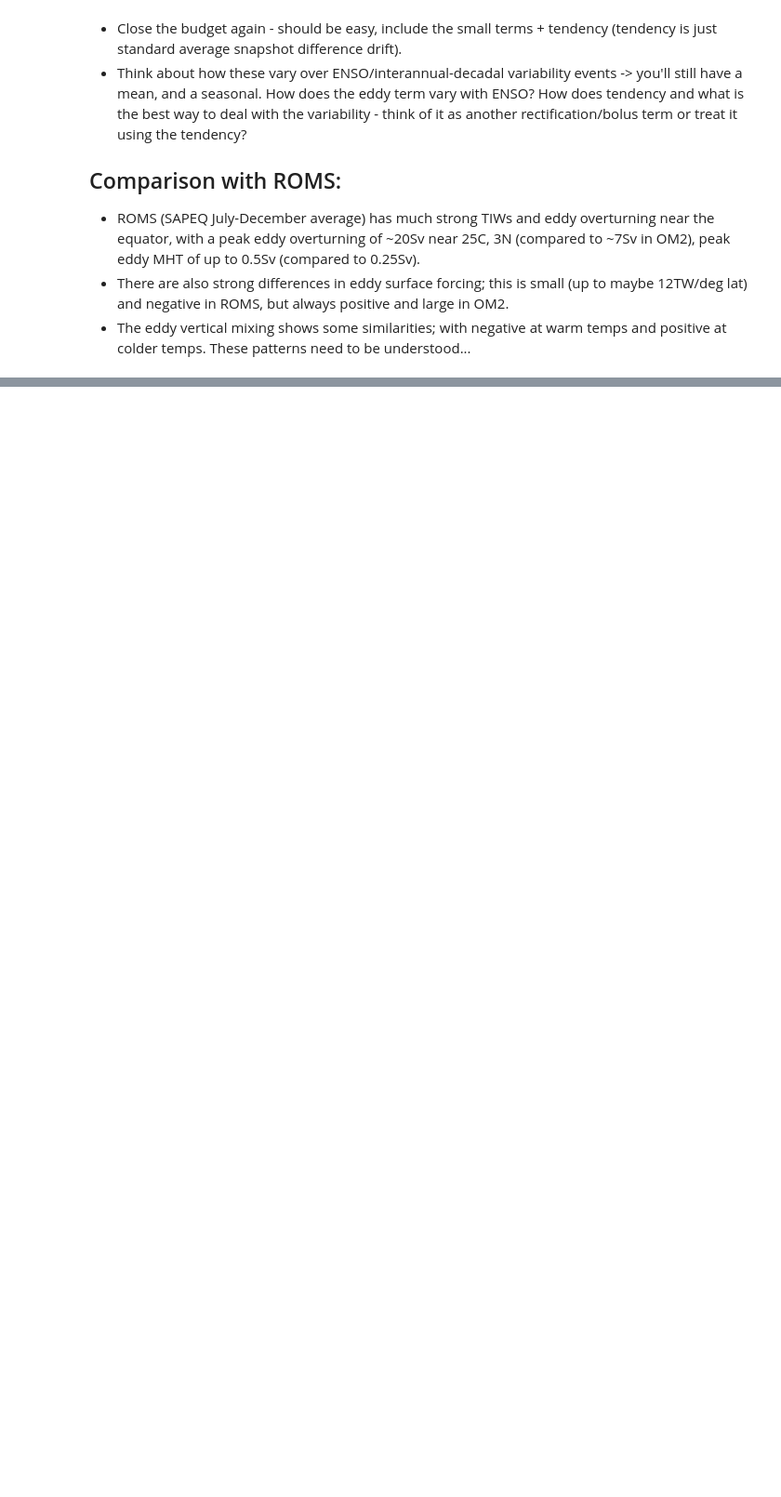
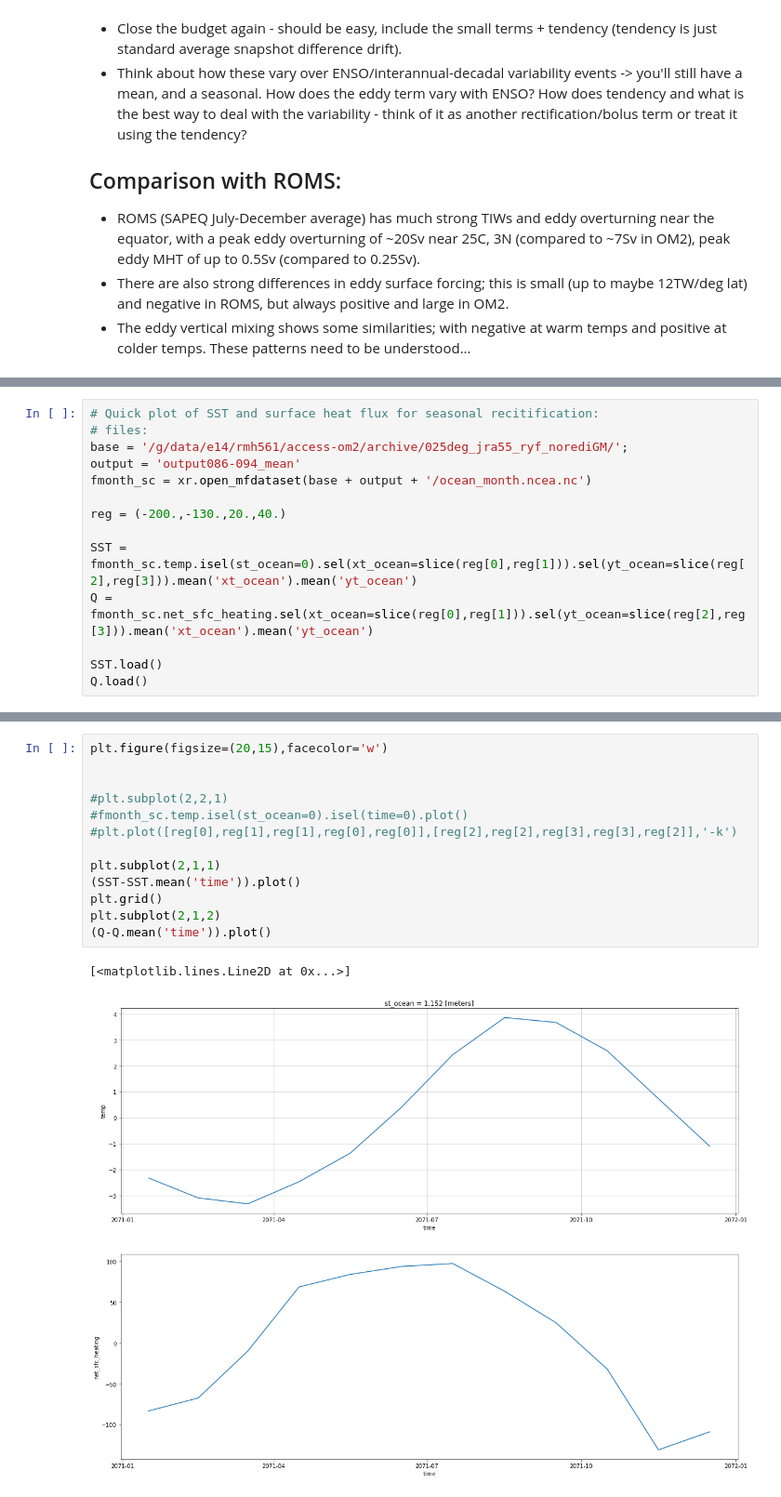
Before and after one commit to rmholmes/cosima-scripts, a Jupyter notebook: Diathermal_Eddy_Mean/ACCESS-OM2_Bolus.ipynb, the cells around one changed output, grey strips where cells are left out. Shown at 93% size. Drawn from its saved outputs; the diff is of its cells as text; blank space fills up the shorter version.

Commit message:
Add SC plot.

```diff
--- a/Diathermal_Eddy_Mean/ACCESS-OM2_Bolus.ipynb
+++ b/Diathermal_Eddy_Mean/ACCESS-OM2_Bolus.ipynb
@@ -515,0 +497,14 @@ These patterns need to be understood...
+# %%
+# Quick plot of SST and surface heat flux for seasonal recitification:
+# files:
+base = '/g/data/e14/rmh561/access-om2/archive/025deg_jra55_ryf_norediGM/';
+output = 'output086-094_mean'
+fmonth_sc = xr.open_mfdataset(base + output + '/ocean_month.ncea.nc')
+
+reg = (-200.,-130.,20.,40.)
+
+SST = fmonth_sc.temp.isel(st_ocean=0).sel(xt_ocean=slice(reg[0],reg[1])).sel(yt_ocean=slice(reg[2],reg[3])).mean('xt_ocean').mean('yt_ocean')
+Q = fmonth_sc.net_sfc_heating.sel(xt_ocean=slice(reg[0],reg[1])).sel(yt_ocean=slice(reg[2],reg[3])).mean('xt_ocean').mean('yt_ocean')
+
+SST.load()
+Q.load()
@@ -515,0 +518,16 @@ These patterns need to be understood...
+# %%
+plt.figure(figsize=(20,15),facecolor='w')
+
+
+#plt.subplot(2,2,1)
+#fmonth_sc.temp.isel(st_ocean=0).isel(time=0).plot()
+#plt.plot([reg[0],reg[1],reg[1],reg[0],reg[0]],[reg[2],reg[2],reg[3],reg[3],reg[2]],'-k')
+
+plt.subplot(2,1,1)
+(SST-SST.mean('time')).plot()
+plt.grid()
+plt.subplot(2,1,2)
+(Q-Q.mean('time')).plot()
+# %% [output]
+[<matplotlib.lines.Line2D at 0x...>]
+[figure, added]
```
Also changed, not shown: parts of 4 cells of this notebook.
